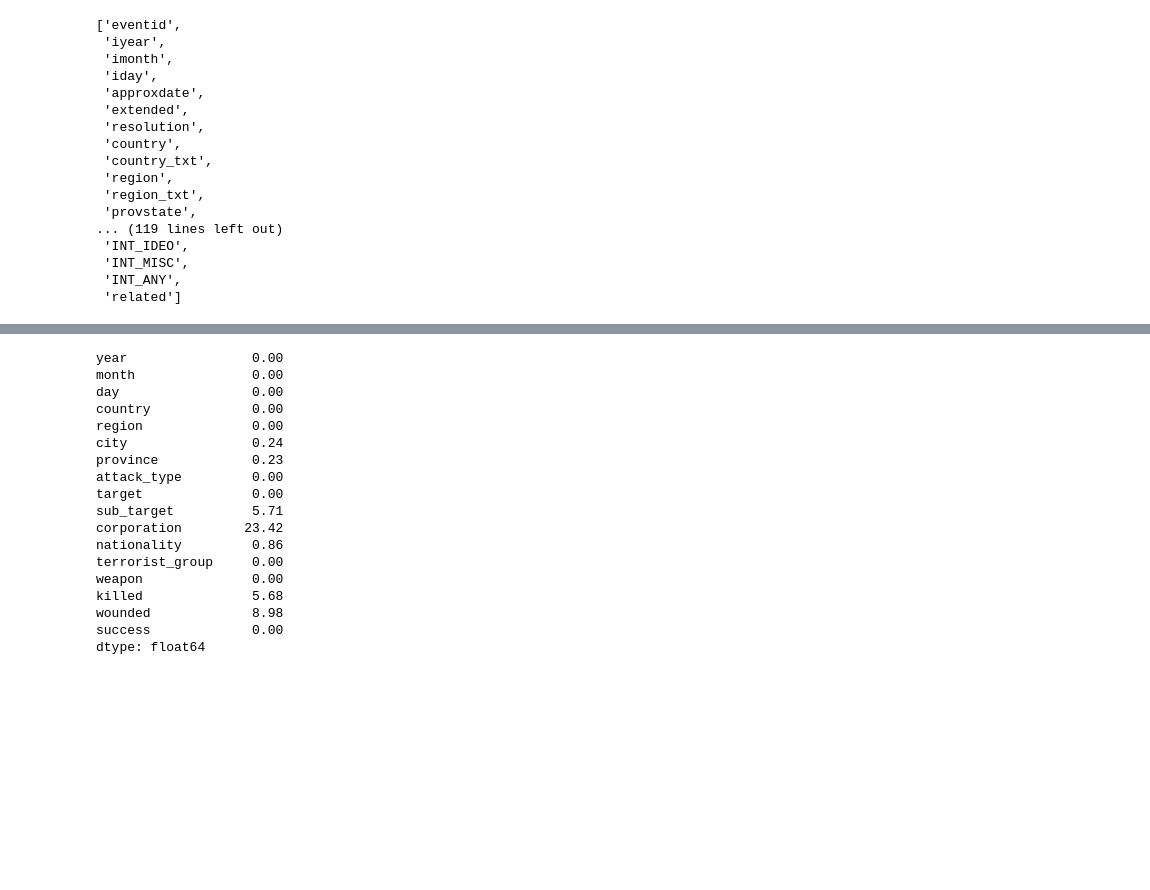
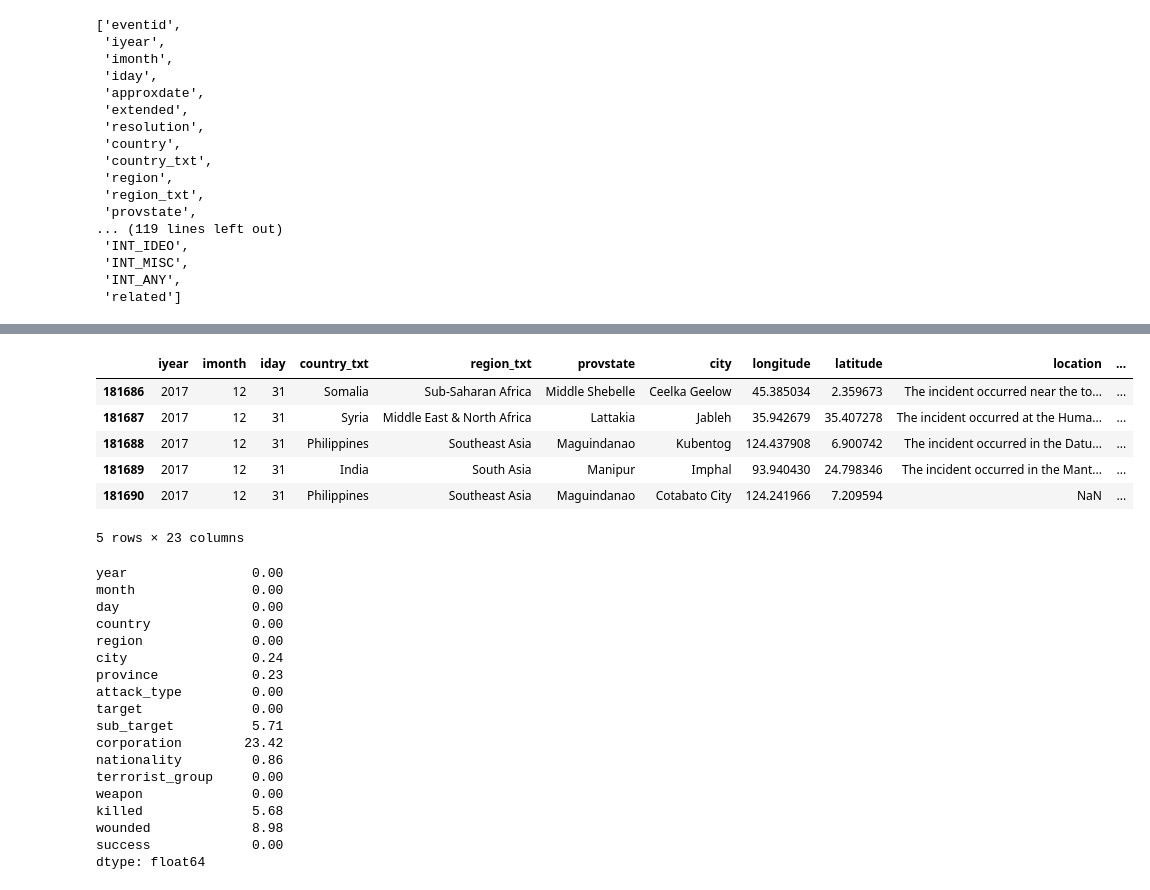
Before and after one commit to Anupa-123/GTD-Data-Analysis, a Jupyter notebook: Global_Terrorism_Project.ipynb, the cells around one changed output, grey strips where cells are left out. Cells and saved outputs as stored; diff of their text form; code cells hidden in the pictures; blank space fills up the shorter version.

```diff
--- a/Global_Terrorism_Project.ipynb
+++ b/Global_Terrorism_Project.ipynb
@@ -97,3 +87,14 @@ df.head().T
+# %%
+#display the last observations
+df.tail()
+# %% [output]
+|  | iyear | imonth | iday | country_txt | region_txt | provstate | city | longitude | latitude | location | ... |
+| 181686 | 2017 | 12 | 31 | Somalia | Sub-Saharan Africa | Middle Shebelle | Ceelka Geelow | 45.385034 | 2.359673 | The incident occurred near the to... | ... |
+| 181687 | 2017 | 12 | 31 | Syria | Middle East & North Africa | Lattakia | Jableh | 35.942679 | 35.407278 | The incident occurred at the Huma... | ... |
+| 181688 | 2017 | 12 | 31 | Philippines | Southeast Asia | Maguindanao | Kubentog | 124.437908 | 6.900742 | The incident occurred in the Datu... | ... |
+| 181689 | 2017 | 12 | 31 | India | South Asia | Manipur | Imphal | 93.940430 | 24.798346 | The incident occurred in the Mant... | ... |
+| 181690 | 2017 | 12 | 31 | Philippines | Southeast Asia | Maguindanao | Cotabato City | 124.241966 | 7.209594 | NaN | ... |
+5 rows × 23 columns
 # %%
 df.rename({'iyear':'year','imonth':'month','iday':'day','country_txt':'country','region_txt':'region','provstate':'province' ,'attacktype1_txt':'attack_type','targtype1_txt':'target','targsubtype1_txt':'sub_target','corp1':'corporation',
            'natlty1_txt':'nationality','gname':'terrorist_group','weaptype1_txt':'weapon','nkill':'killed','nwound':'wounded'},axis = 1,inplace=True)
```
Also changed, not shown: parts of 5 cells of this notebook.
